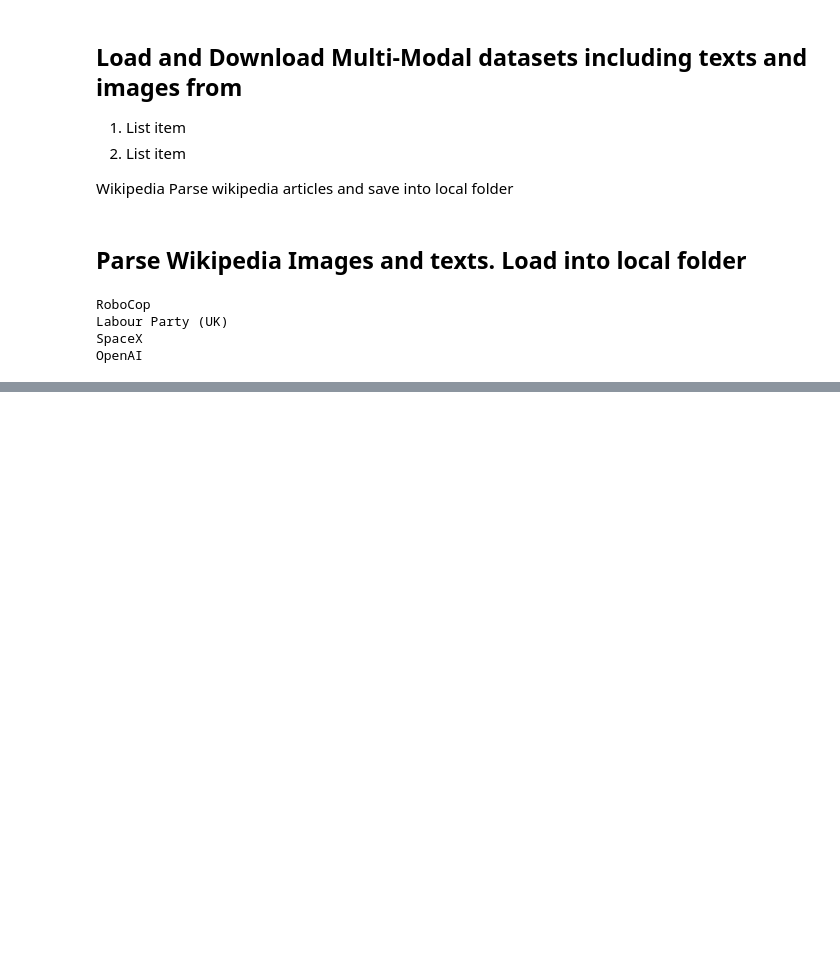
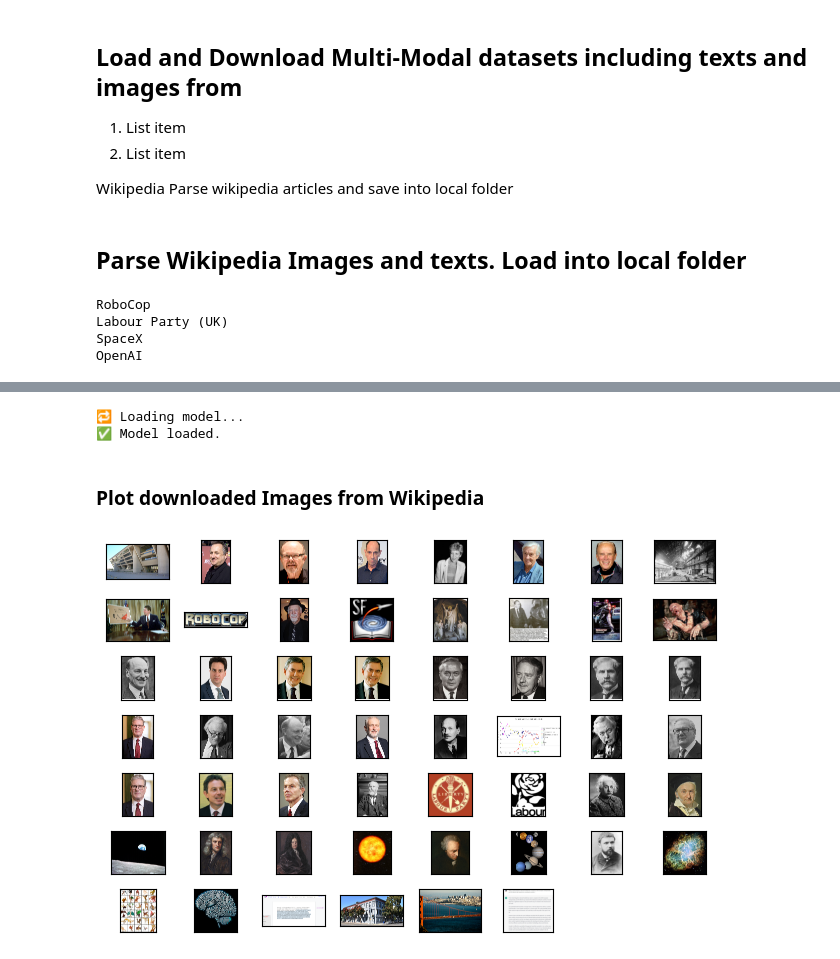
Before and after one commit to LynnLox/MultiModelRag, a Jupyter notebook: Multimodel-RAG.ipynb, the cells around one changed output, grey strips where cells are left out. Saved outputs shown, nothing was run; the diff lists cells and outputs as text; code cells hidden in the pictures; blank space fills up the shorter version.

```diff
--- a/Multimodel-RAG.ipynb
+++ b/Multimodel-RAG.ipynb
@@ -120,0 +123,79 @@ OpenAI
+# %%
+from qdrant_client import QdrantClient
+# import qdrant_client
+from llama_index.core import SimpleDirectoryReader
+from llama_index.vector_stores.qdrant import QdrantVectorStore
+from llama_index.core import VectorStoreIndex, StorageContext
+from llama_index.core.indices import MultiModalVectorStoreIndex
+from llama_index.embeddings.huggingface import HuggingFaceEmbedding
+
+# Create a local Qdrant vector store
+# client = qdrant_client.QdrantClient(path="qdrant_d_0")
+
+# Connect to Qdrant Cloud
+client = QdrantClient(
+    url="https://49fb1427-0e34-490b-8ad4-a7916588b6f2.us-east4-0.gcp.cloud.qdrant.io",
+    api_key="eyJhbGciOiJIUzI1NiIsInR5cCI6IkpXVCJ9.eyJhY2Nlc3MiOiJtIn0.r2K9CHQ2dzifNYUHxQ-JqiydDj0iuSIxWSkjyV1IZek"
+)
+
+print("🔁 Loading model...")
+local_embed_model = HuggingFaceEmbedding(model_name="Snowflake/snowflake-arctic-embed-l-v2.0", cache_folder = "E:/.cache/huggingface")
+print("✅ Model loaded.")
+
+# Define your text and image stores
+text_store = QdrantVectorStore(
+    client=client, collection_name="text_collection"
+)
+image_store = QdrantVectorStore(
+    client=client, collection_name="image_collection"
+)
+
+# storage-context is for llama-index
+# Use text_store for text and image_store for images. StorageContext builds a multimodal index.
+storage_context = StorageContext.from_defaults(
+    vector_store=text_store, image_store=image_store
+)
+
+# Create the MultiModal index
+documents = SimpleDirectoryReader("./data_wiki/").load_data()
+index = MultiModalVectorStoreIndex.from_documents(
+    documents,
+    storage_context=storage_context,
+    embed_model=local_embed_model,
+)
+# %% [output]
+🔁 Loading model...
+✅ Model loaded.
+# %% [markdown]
+### Plot downloaded Images from Wikipedia
+# %%
+from PIL import Image
+import matplotlib.pyplot as plt
+import os
+
+
+def plot_images(image_metadata_dict):
+    original_images_urls = []
+    images_shown = 0
+    for image_id in image_metadata_dict:
+        img_path = image_metadata_dict[image_id]["img_path"]
+        if os.path.isfile(img_path):
+            filename = image_metadata_dict[image_id]["filename"]
+            image = Image.open(img_path).convert("RGB")
+
+            plt.subplot(8, 8, len(original_images_urls) + 1)
+            plt.imshow(image)
+            plt.xticks([])
+            plt.yticks([])
+
+            original_images_urls.append(filename)
+            images_shown += 1
+            if images_shown >= 64:
+                break
+
+    plt.tight_layout()
+
+
+plot_images(image_metadata_dict)
+# %% [output]
+[figure, added]
```
Also changed, not shown: parts of 9 cells of this notebook, 2 other files.
